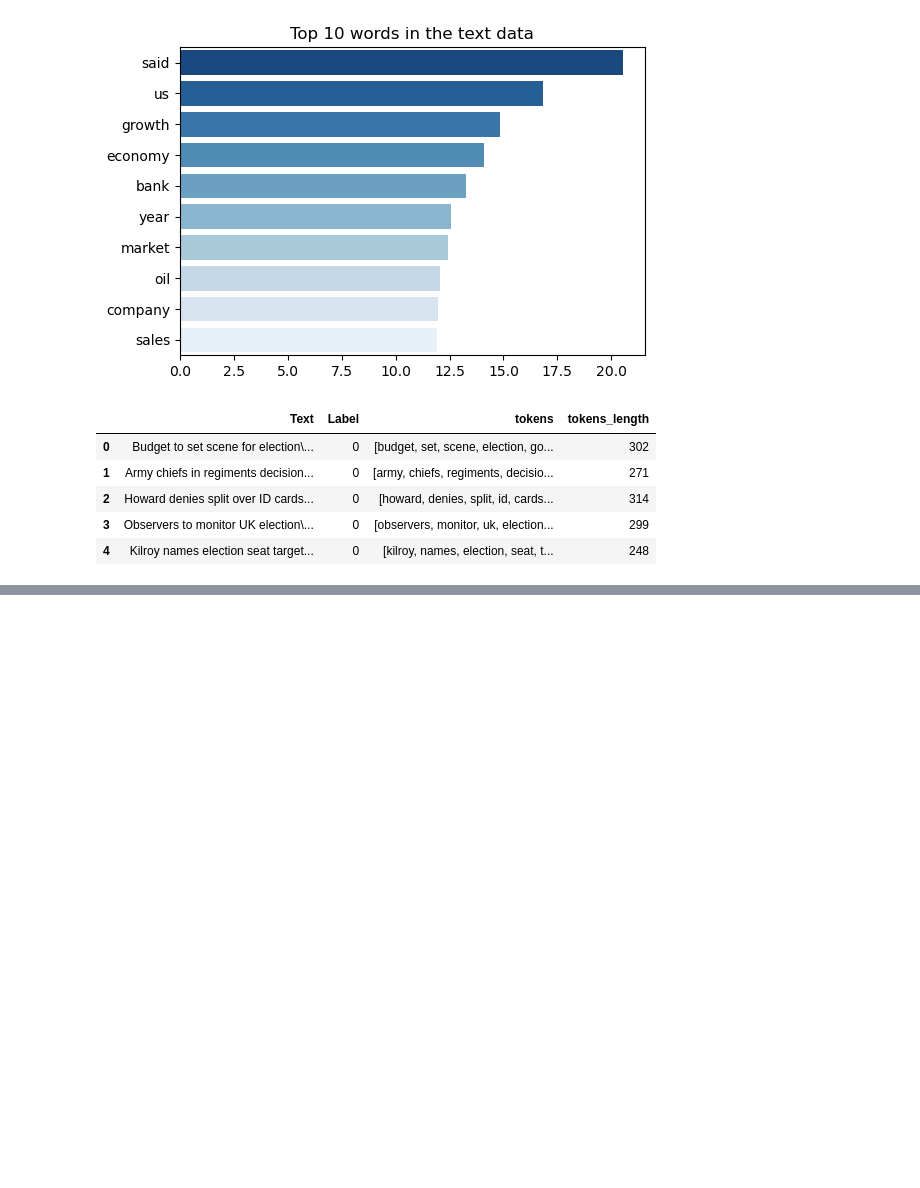
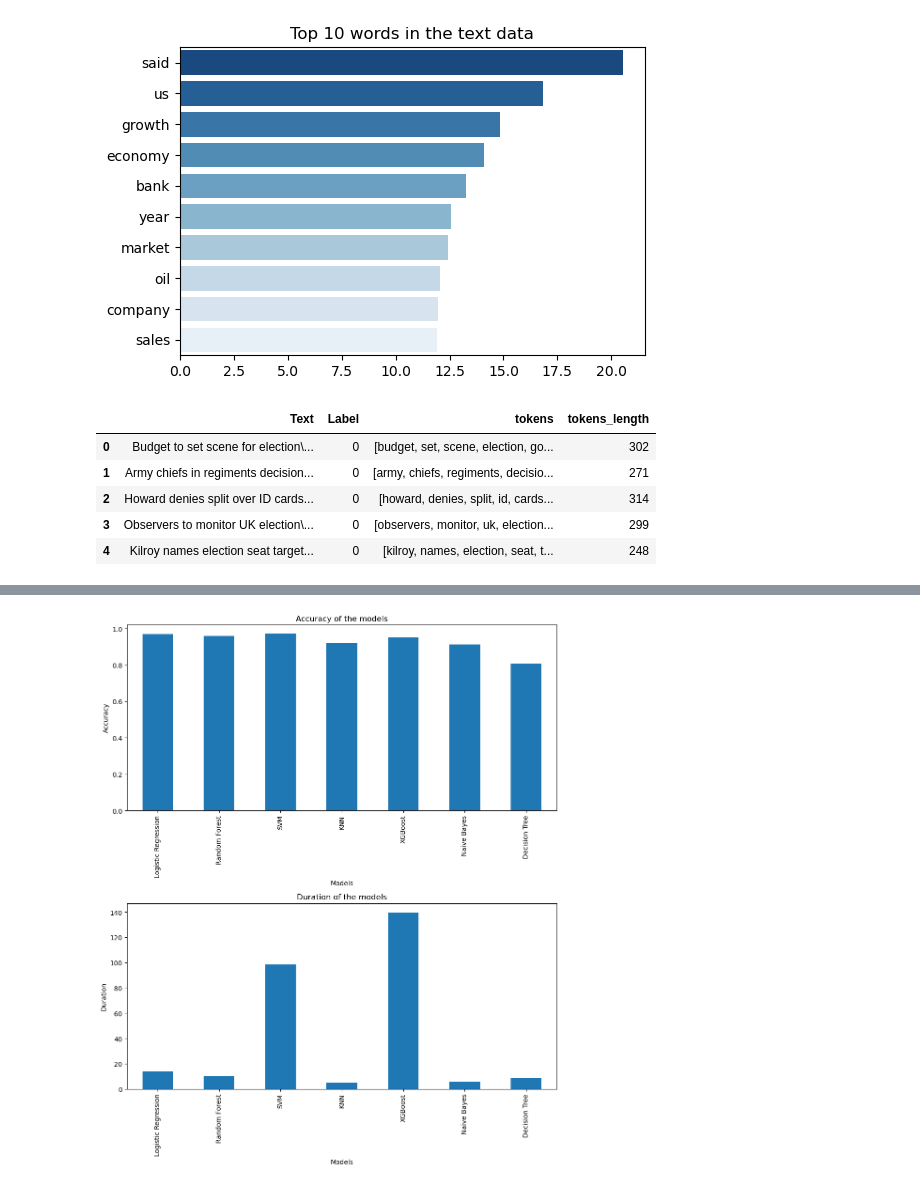
Before and after one commit to jlang62/bachelor-thesis, a Jupyter notebook: code/TextDocumentClassification.ipynb, the cells around one changed output, grey strips where cells are left out. Saved outputs shown, nothing was run; the diff lists cells and outputs as text; code cells hidden in the pictures; blank space fills up the shorter version.

Commit message:
comparison between models

```diff
--- a/code/TextDocumentClassification.ipynb
+++ b/code/TextDocumentClassification.ipynb
@@ -195,3 +195,12 @@ df.head()
 | 2 | Howard denies split over ID cards... | 0 | [howard, denies, split, id, cards... | 314 |
 | 3 | Observers to monitor UK election\... | 0 | [observers, monitor, uk, election... | 299 |
 | 4 | Kilroy names election seat target... | 0 | [kilroy, names, election, seat, t... | 248 |
+# %%
+X = X_tfidf
+y = df['Label']
+# %%
+# split the data into train and test sets
+X_train, X_test, y_train, y_test = train_test_split(X, y, test_size=0.2, random_state=42)
+
+# check the shape of the train and test sets
+X_train.shape, X_test.shape, y_train.shape, y_test.shape
@@ -197,0 +260,8 @@ df.head()
+# %%
+# perform parallel processing for training and evaluating models
+results = Parallel(n_jobs=-1)(delayed(train_evaluate_model)(model, X, y) for model in tqdm(models.values()))
+
+# print the results
+for i, model_name in enumerate(models.keys()):
+    accuracy, duration = results[i]
+    print(f"{model_name} - Accuracy: {accuracy}, Duration: {duration} seconds")
@@ -197,0 +276,4 @@ df.head()
+# %%
+# make overall comparison of the models
+results_df = pd.DataFrame(results, columns=['Accuracy', 'Duration'], index=models.keys())
+results_df
@@ -197,0 +289,15 @@ df.head()
+# %%
+# Accuracy and Time of models in two plots
+fig, axes = plt.subplots(2, 1, figsize=(10, 12))
+results_df['Accuracy'].plot(kind='bar', ax=axes[0])
+axes[0].set_title('Accuracy of the models')
+axes[0].set_xlabel('Models')
+axes[0].set_ylabel('Accuracy')
+results_df['Duration'].plot(kind='bar', ax=axes[1])
+axes[1].set_title('Duration of the models')
+axes[1].set_xlabel('Models')
+axes[1].set_ylabel('Duration')
+plt.tight_layout()
+plt.show()
+# %% [output]
+[figure, added]
```
Also changed, not shown: parts of 6 cells of this notebook.
